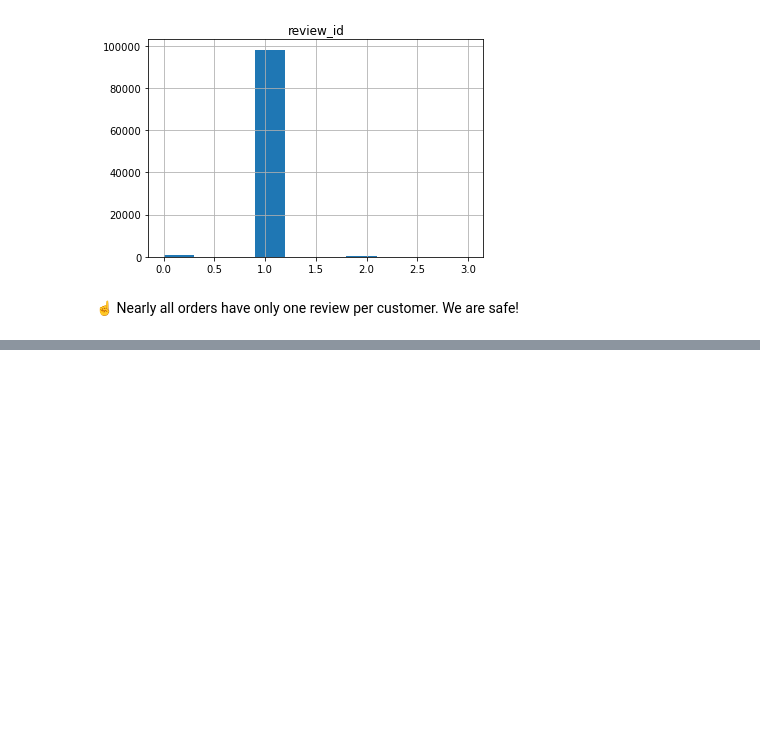
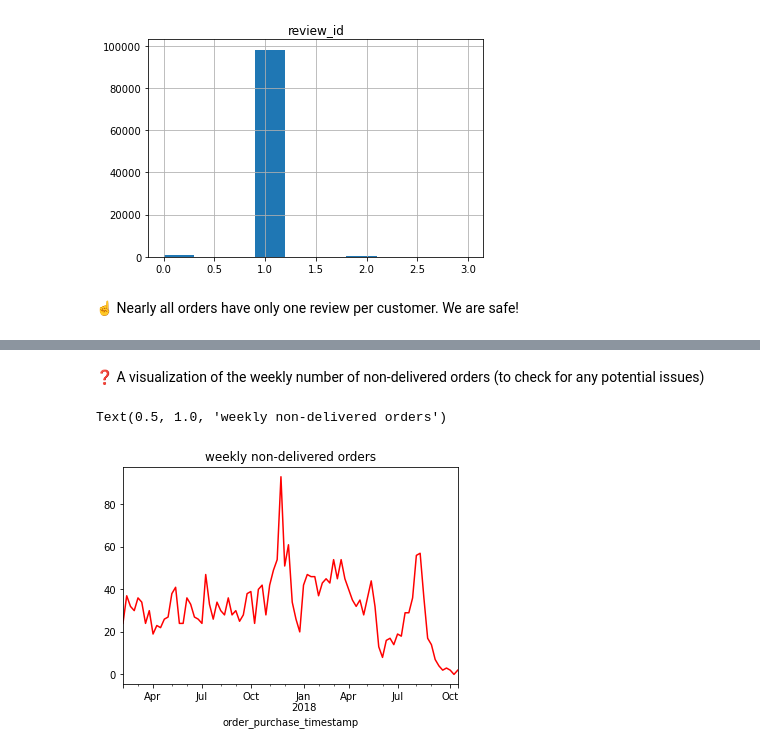
Before and after one commit to TshepoKubeka/O-list-Project, a Jupyter notebook: notebooks/Untitled.ipynb, the cells around one changed output, grey strips where cells are left out. Drawn from its saved outputs; the diff is of its cells as text; code cells hidden in the pictures; blank space fills up the shorter version.

```diff
--- a/notebooks/Untitled.ipynb
+++ b/notebooks/Untitled.ipynb
@@ -206,0 +276,8 @@ sns.countplot(x='review_score', data=data['order_reviews'])
+# %% [markdown]
+❓ A visualization of the weekly number of non-delivered orders (to check for any potential issues)
+# %%
+orders.sort_index().query("order_status != 'delivered'").loc['2017-02-01':].resample('W')['order_id'].count().plot(color='r')
+plt.title('weekly non-delivered orders')
+# %% [output]
+Text(0.5, 1.0, 'weekly non-delivered orders')
+[figure, added]
```
Also changed, not shown: parts of 21 cells of this notebook.
